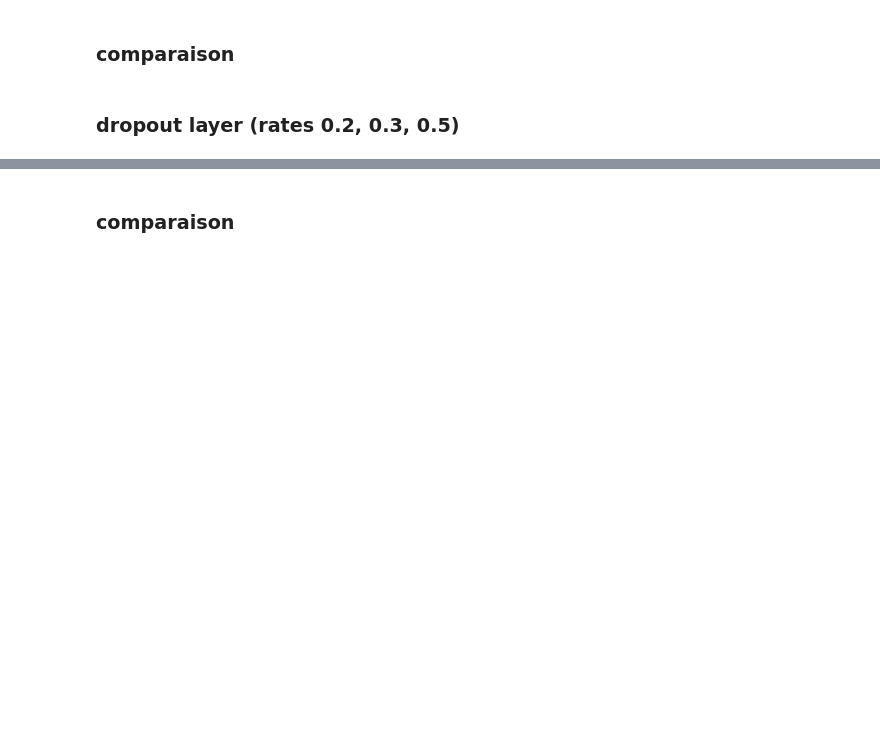
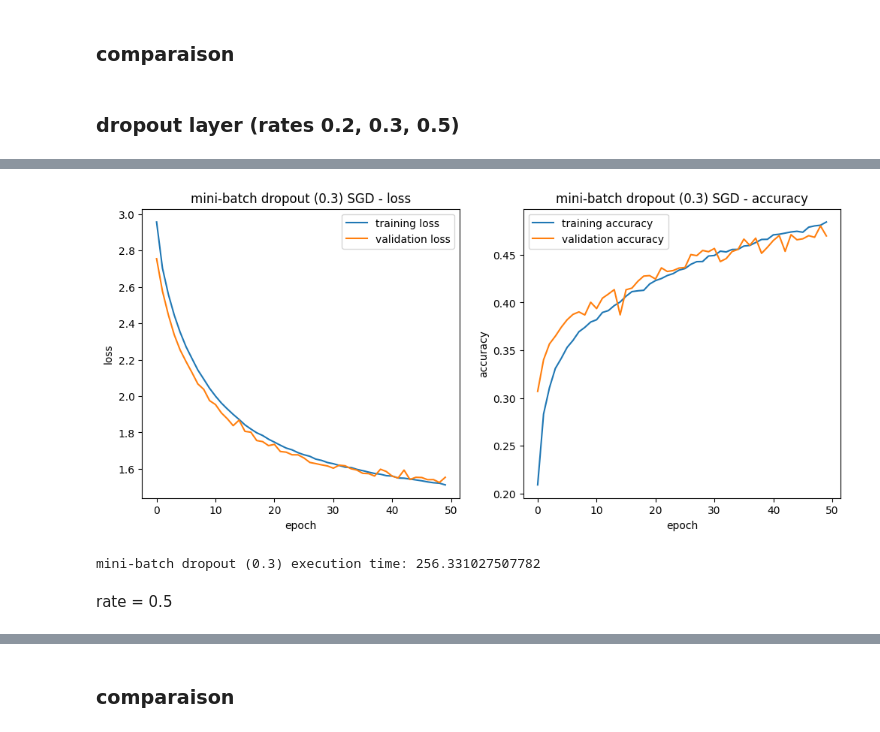
Before and after one commit to amaliahm/deep_learning_tps, a Jupyter notebook: tp2/part2.ipynb, the cells around one changed output, grey strips where cells are left out. Cells and saved outputs as stored; diff of their text form; code cells hidden in the pictures; blank space fills up the shorter version.

```diff
--- a/tp2/part2.ipynb
+++ b/tp2/part2.ipynb
@@ -38,0 +234,9 @@ x
+# %%
+second_dropout_model = define_dropout_sequantial_model(dropout_rate=0.3)
+
+second_dropout_time_start = time.time()
+second_dropout_model.compile(optimizer=SGD(learning_rate=0.01), loss='categorical_crossentropy', metrics=['accuracy'])
+second_dropout_history = training_sequantial_model(second_dropout_model, 128)
+second_dropout_time_end = time.time()
+
+second_dropout_time = second_dropout_time_end - second_dropout_time_start
@@ -38,0 +261,10 @@ x
+# %%
+plot_learning_curves(second_dropout_history, 'mini-batch dropout (0.3) SGD')
+# %% [output]
+[figure, added]
+# %%
+print('mini-batch dropout (0.3) execution time:', second_dropout_time)
+# %% [output]
+mini-batch dropout (0.3) execution time: 256.331027507782
+# %% [markdown]
+rate = 0.5
```
Also changed, not shown: parts of 39 cells of this notebook.
